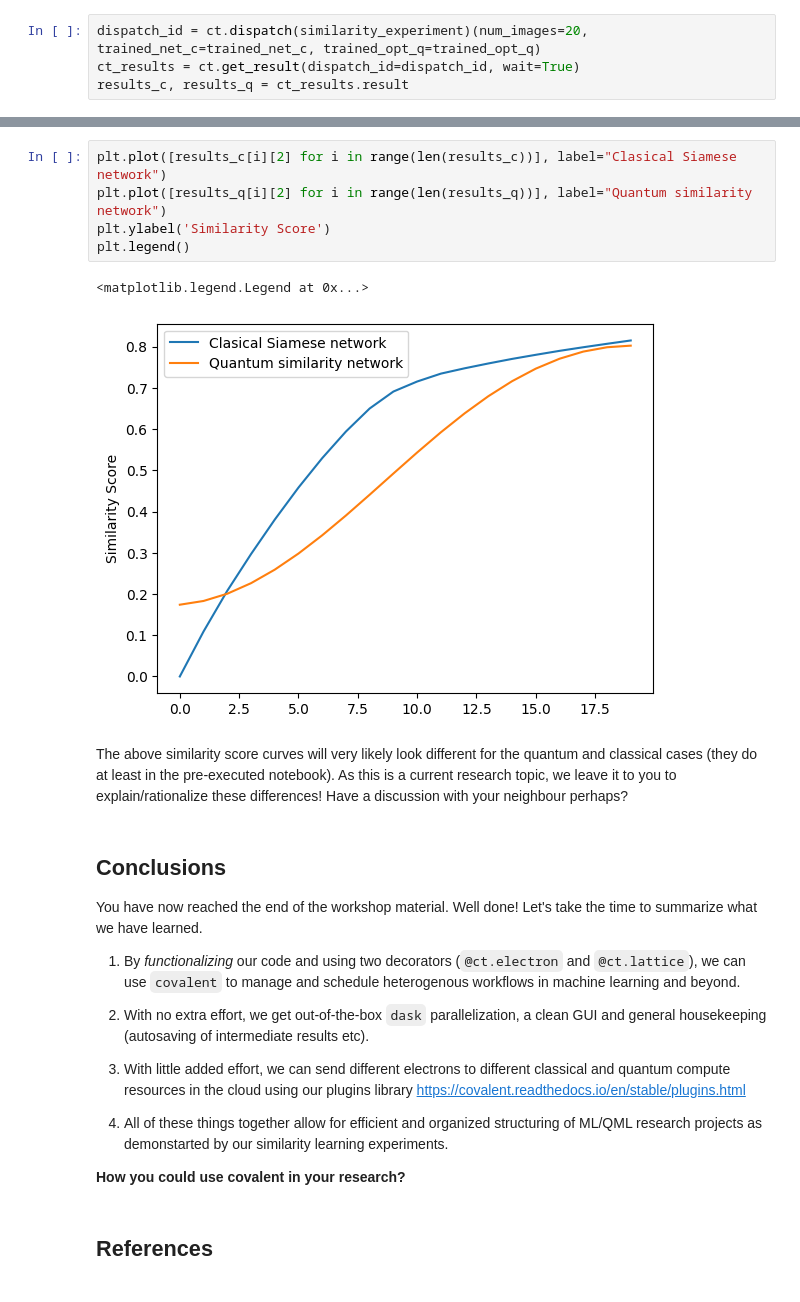
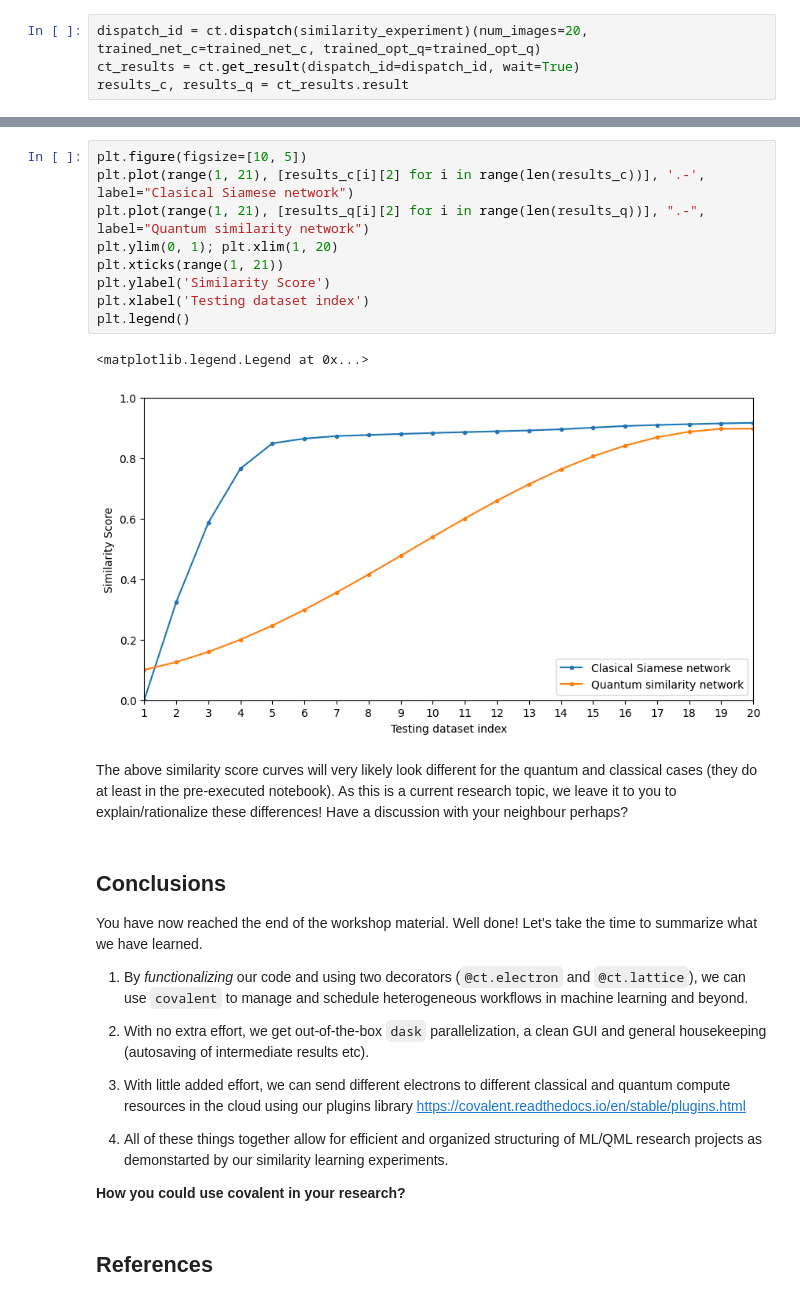
Before and after one commit to AgnostiqHQ/tutorials_covalent_ieee_2022, a Jupyter notebook: workshop/machine_learning/similarity_learning.ipynb, the cells around one changed output, grey strips where cells are left out. Drawn from its saved outputs; the diff is of its cells as text.

Commit message:
new images added and typos fixed

```diff
--- a/workshop/machine_learning/similarity_learning.ipynb
+++ b/workshop/machine_learning/similarity_learning.ipynb
@@ -853,11 +879,15 @@ we now plot the similarity score for each of the pixel grid pairs
 # %%
-plt.plot([results_c[i][2] for i in range(len(results_c))], label="Clasical Siamese network")
-plt.plot([results_q[i][2] for i in range(len(results_q))], label="Quantum similarity network")
+plt.figure(figsize=[10, 5])
+plt.plot(range(1, 21), [results_c[i][2] for i in range(len(results_c))], '.-', label="Clasical Siamese network")
+plt.plot(range(1, 21), [results_q[i][2] for i in range(len(results_q))], ".-", label="Quantum similarity network")
+plt.ylim(0, 1); plt.xlim(1, 20)
+plt.xticks(range(1, 21))
 plt.ylabel('Similarity Score')
+plt.xlabel('Testing dataset index')
 plt.legend()
 # %% [output]
 <matplotlib.legend.Legend at 0x...>
-[figure, old version]
+[figure, new version]
 # %% [markdown]
 The above similarity score curves will very likely look different for the quantum and classical cases (they do at least in the pre-executed notebook). As this is a current research topic, we leave it to you to explain/rationalize these differences! Have a discussion with your neighbour perhaps?
 # %% [markdown]
@@ -865,7 +895,7 @@ The above similarity score curves will very likely look different for the quantu
 
 You have now reached the end of the workshop material. Well done! Let's take the time to summarize what we have learned.
 
-1. By *functionalizing* our code and using two decorators (`@ct.electron` and `@ct.lattice`), we can use `covalent` to manage and schedule heterogenous workflows in machine learning and beyond.
+1. By *functionalizing* our code and using two decorators (`@ct.electron` and `@ct.lattice`), we can use `covalent` to manage and schedule heterogeneous workflows in machine learning and beyond.
 
 2. With no extra effort, we get out-of-the-box `dask` parallelization, a clean GUI and general housekeeping (autosaving of intermediate results etc).
 
```
Also changed, not shown: parts of 18 cells of this notebook, 6 other files.
